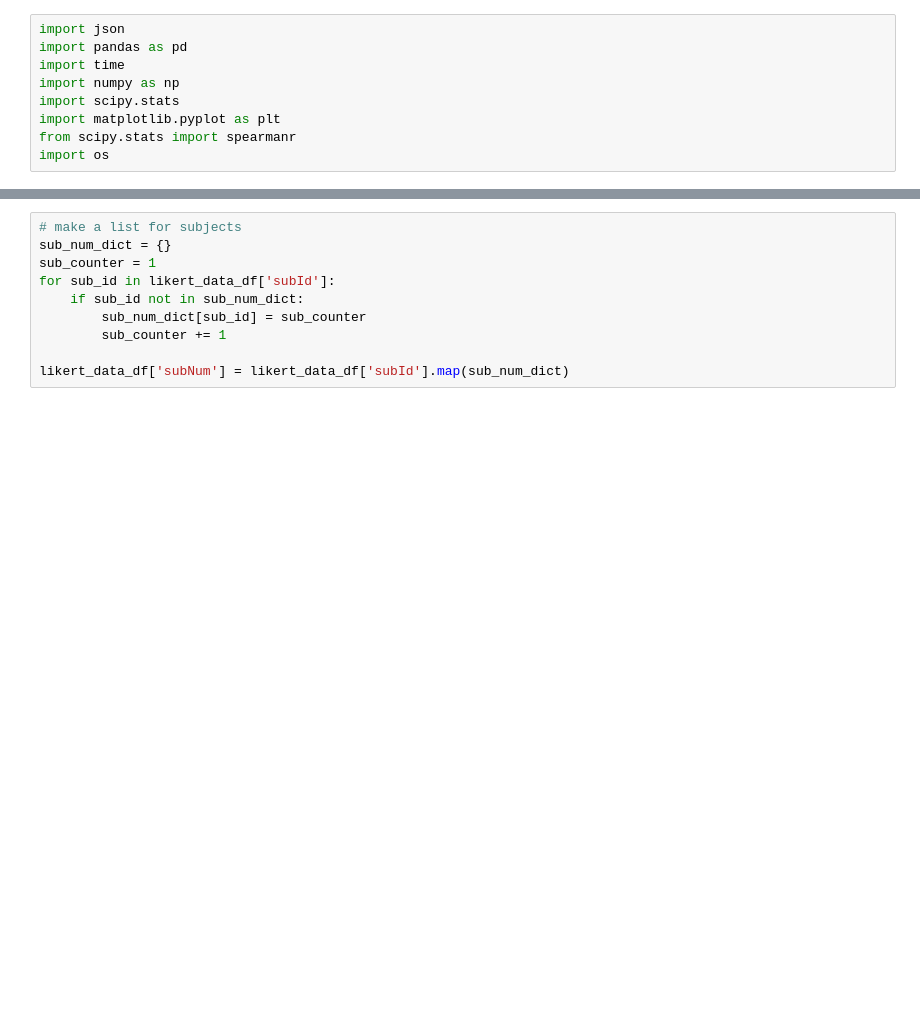
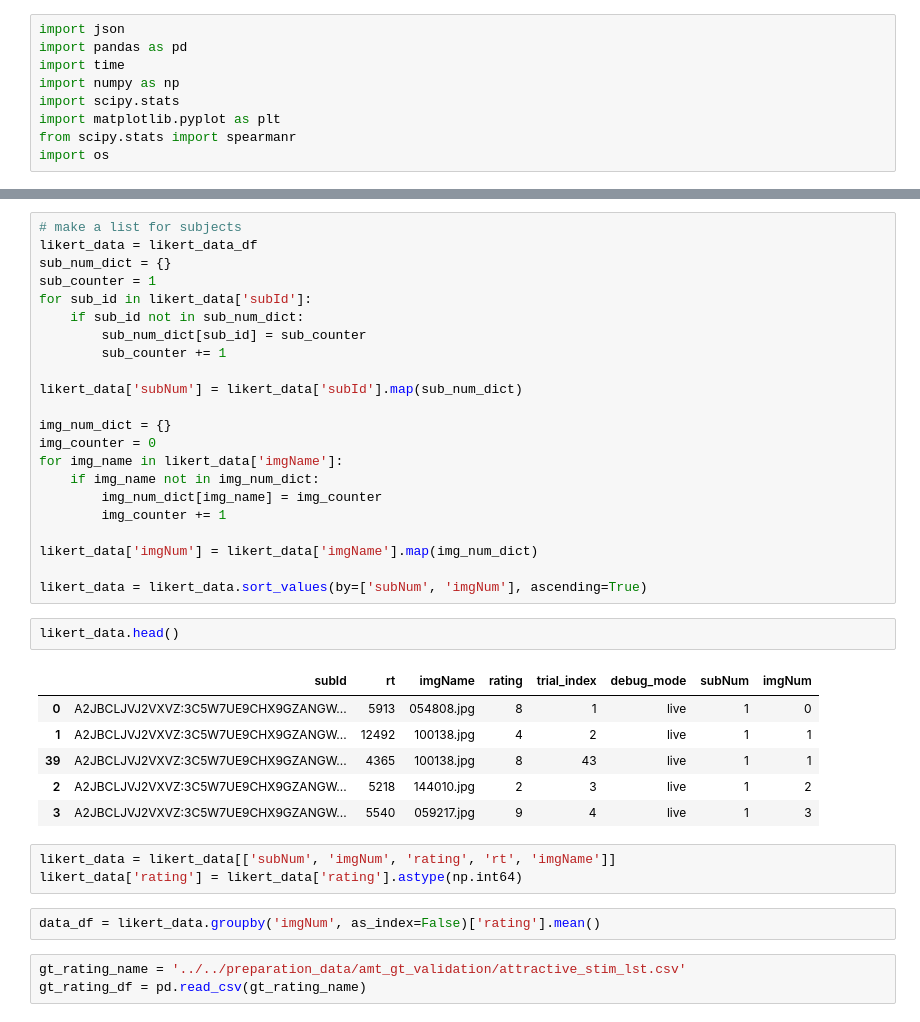
Before and after one commit to amandasongmm/economic_face_perception, a Jupyter notebook: data/amt_gt_data_process/myCanvas.ipynb, the cells around one changed output, grey strips where cells are left out. Cells and saved outputs as stored; diff of their text form; blank space fills up the shorter version.

```diff
--- a/data/amt_gt_data_process/myCanvas.ipynb
+++ b/data/amt_gt_data_process/myCanvas.ipynb
@@ -47,10 +46,39 @@ likert_data_df.shape
 # %%
 # make a list for subjects
+likert_data = likert_data_df
 sub_num_dict = {}
 sub_counter = 1
-for sub_id in likert_data_df['subId']:
+for sub_id in likert_data['subId']:
     if sub_id not in sub_num_dict:
         sub_num_dict[sub_id] = sub_counter
         sub_counter += 1
 
-likert_data_df['subNum'] = likert_data_df['subId'].map(sub_num_dict)
+likert_data['subNum'] = likert_data['subId'].map(sub_num_dict)
+
+img_num_dict = {}
+img_counter = 0
+for img_name in likert_data['imgName']:
+    if img_name not in img_num_dict:
+        img_num_dict[img_name] = img_counter
+        img_counter += 1
+
+likert_data['imgNum'] = likert_data['imgName'].map(img_num_dict)
+
+likert_data = likert_data.sort_values(by=['subNum', 'imgNum'], ascending=True)
+# %%
+likert_data.head()
+# %% [output]
+|  | subId | rt | imgName | rating | trial_index | debug_mode | subNum | imgNum |
+| 0 | A2JBCLJVJ2VXVZ:3C5W7UE9CHX9GZANGW... | 5913 | 054808.jpg | 8 | 1 | live | 1 | 0 |
+| 1 | A2JBCLJVJ2VXVZ:3C5W7UE9CHX9GZANGW... | 12492 | 100138.jpg | 4 | 2 | live | 1 | 1 |
+| 39 | A2JBCLJVJ2VXVZ:3C5W7UE9CHX9GZANGW... | 4365 | 100138.jpg | 8 | 43 | live | 1 | 1 |
+| 2 | A2JBCLJVJ2VXVZ:3C5W7UE9CHX9GZANGW... | 5218 | 144010.jpg | 2 | 3 | live | 1 | 2 |
+| 3 | A2JBCLJVJ2VXVZ:3C5W7UE9CHX9GZANGW... | 5540 | 059217.jpg | 9 | 4 | live | 1 | 3 |
+# %%
+likert_data = likert_data[['subNum', 'imgNum', 'rating', 'rt', 'imgName']]
+likert_data['rating'] = likert_data['rating'].astype(np.int64)
+# %%
+data_df = likert_data.groupby('imgNum', as_index=False)['rating'].mean()
+# %%
+gt_rating_name = '../../preparation_data/amt_gt_validation/attractive_stim_lst.csv'
+gt_rating_df = pd.read_csv(gt_rating_name)
```
Also changed, not shown: parts of 9 cells of this notebook, 20 other files.
